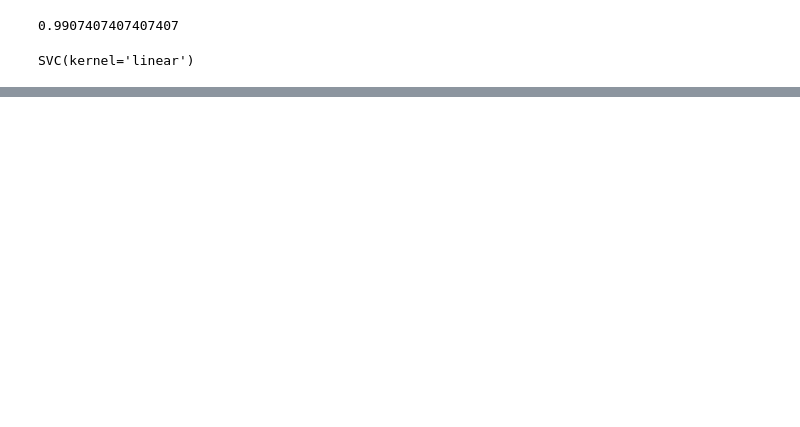
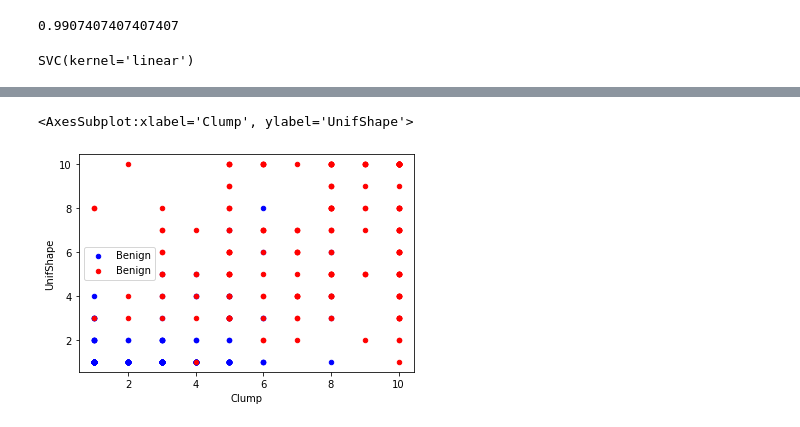
Before and after one commit to sudarshan-uprety/Machine-Leaning, a Jupyter notebook: Machine Learning/Part 3.ipynb, the cells around one changed output, grey strips where cells are left out. Drawn from its saved outputs; the diff is of its cells as text; code cells hidden in the pictures; blank space fills up the shorter version.

```diff
--- a/Machine Learning/Part 3.ipynb
+++ b/Machine Learning/Part 3.ipynb
@@ -443,0 +451,7 @@ linera_mode.score(x_test,y_test)
+# %%
+cell_df=pd.read_csv('cell_samples.csv')
+cell_df
+cell_df.shape
+cell_df.size #in byte
+cell_df.count() #shows how many data are in each rows and how many rows are available
+cell_df['Class'].value_counts() #count the value of column name class
@@ -443,0 +478,9 @@ linera_mode.score(x_test,y_test)
+# %%
+malignant_df=cell_df[cell_df.Class==4][1:200]
+benign_df=cell_df[cell_df.Class==2][0:200]
+
+axes=benign_df.plot(kind='scatter',x='Clump',y='UnifShape',color='blue',label='Benign')
+malignant_df.plot(kind='scatter',x='Clump',y='UnifShape',color='red',label='Benign',ax=axes)
+# %% [output]
+<AxesSubplot:xlabel='Clump', ylabel='UnifShape'>
+[figure, added]
```
Also changed, not shown: parts of 90 cells of this notebook, 1 other file.
